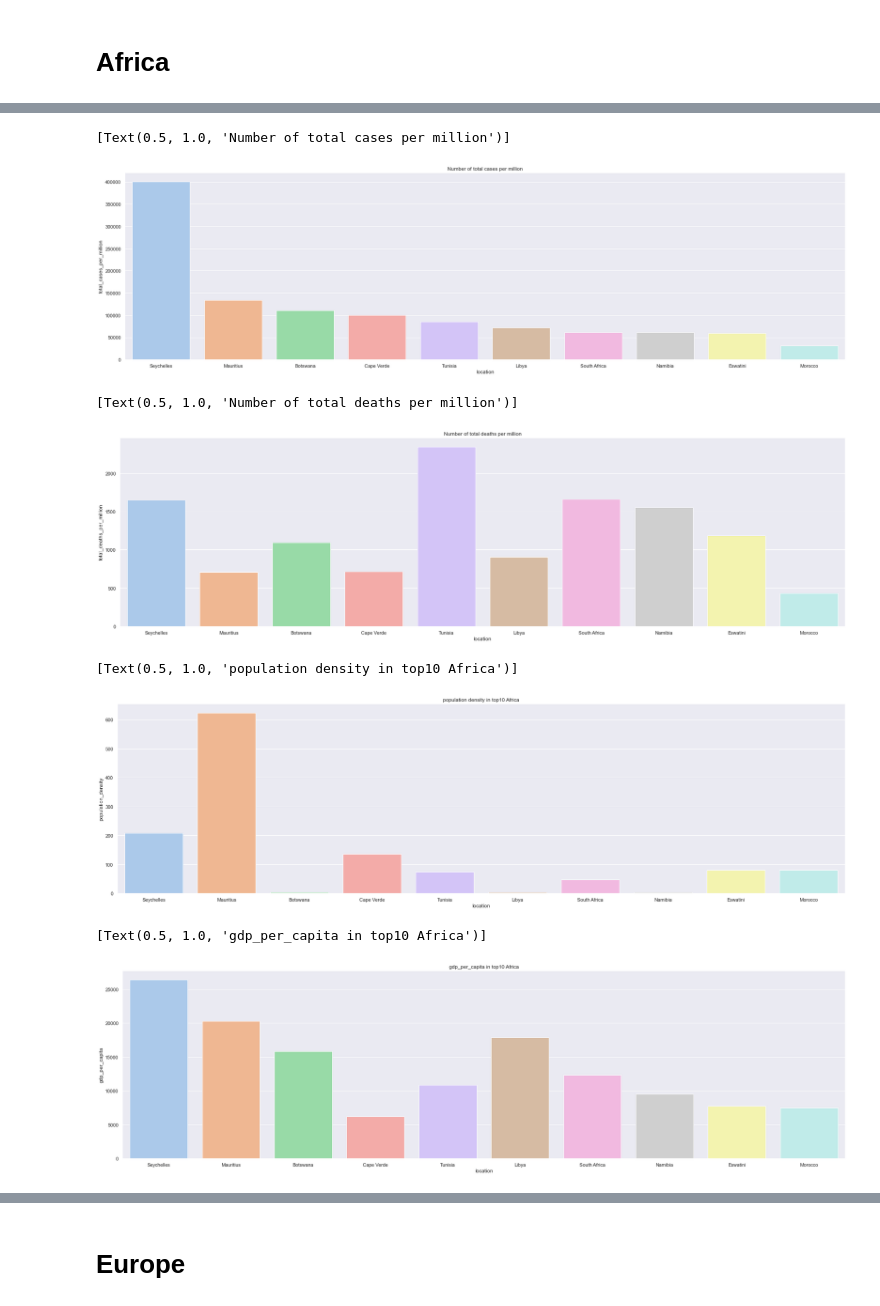
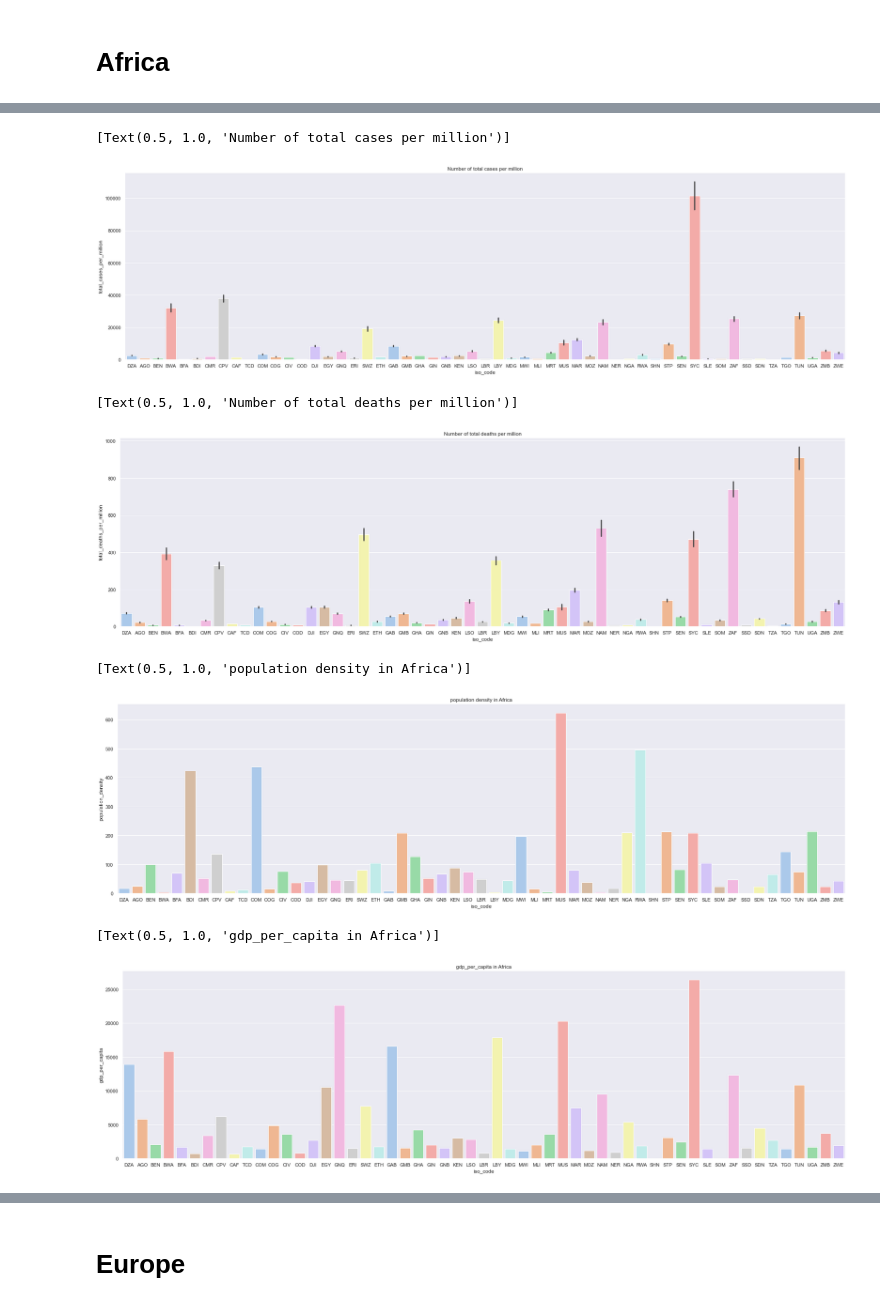
Before and after one commit to NChancheep/ITCS498_com_sci_classproject, a Jupyter notebook: Project_milestone1_6288092_6288127_6288160.ipynb, the cells around one changed output, grey strips where cells are left out. Cells and saved outputs as stored; diff of their text form; code cells hidden in the pictures.

```diff
--- a/Project_milestone1_6288092_6288127_6288160.ipynb
+++ b/Project_milestone1_6288092_6288127_6288160.ipynb
@@ -359,21 +329,21 @@ africa_top10_totalcases
 # %%
 sns.set(rc = {'figure.figsize':(30,8)})
-sns.barplot(x="location", y="total_cases_per_million", data=africa_top10_totalcases ,palette='pastel').set(title='Number of total cases per million')
+sns.barplot(x="iso_code", y="total_cases_per_million", data=africa_infect ,palette='pastel').set(title='Number of total cases per million')
 # %% [output]
 [Text(0.5, 1.0, 'Number of total cases per million')]
-[figure, old version]
+[figure, new version]
 # %%
-sns.barplot(x="location", y="total_deaths_per_million", data=africa_top10_totalcases ,palette='pastel').set(title='Number of total deaths per million')
+sns.barplot(x="iso_code", y="total_deaths_per_million", data=africa_infect ,palette='pastel').set(title='Number of total deaths per million')
 # %% [output]
 [Text(0.5, 1.0, 'Number of total deaths per million')]
-[figure, old version]
+[figure, new version]
 # %%
-sns.barplot(x="location", y="population_density", data=africa_top10_totalcases ,palette='pastel').set(title='population density in top10 Africa')
+sns.barplot(x="iso_code", y="population_density", data=africa_infect ,palette='pastel').set(title='population density in Africa')
 # %% [output]
-[Text(0.5, 1.0, 'population density in top10 Africa')]
+[Text(0.5, 1.0, 'population density in Africa')]
-[figure, old version]
+[figure, new version]
 # %%
-sns.barplot(x="location", y="gdp_per_capita", data=africa_top10_totalcases ,palette='pastel').set(title='gdp_per_capita in top10 Africa')
+sns.barplot(x="iso_code", y="gdp_per_capita", data=africa_infect ,palette='pastel').set(title='gdp_per_capita in Africa')
 # %% [output]
-[Text(0.5, 1.0, 'gdp_per_capita in top10 Africa')]
+[Text(0.5, 1.0, 'gdp_per_capita in Africa')]
-[figure, old version]
+[figure, new version]
```
Also changed, not shown: parts of 19 cells of this notebook.
